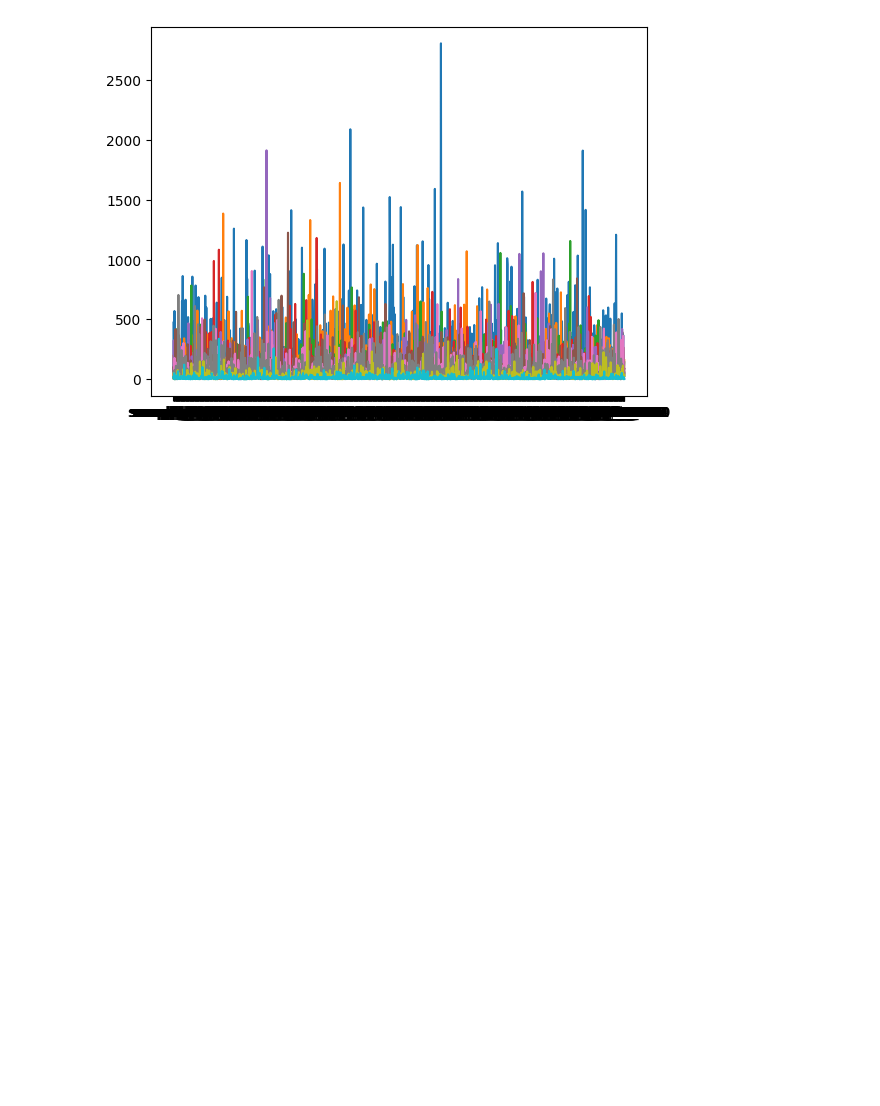
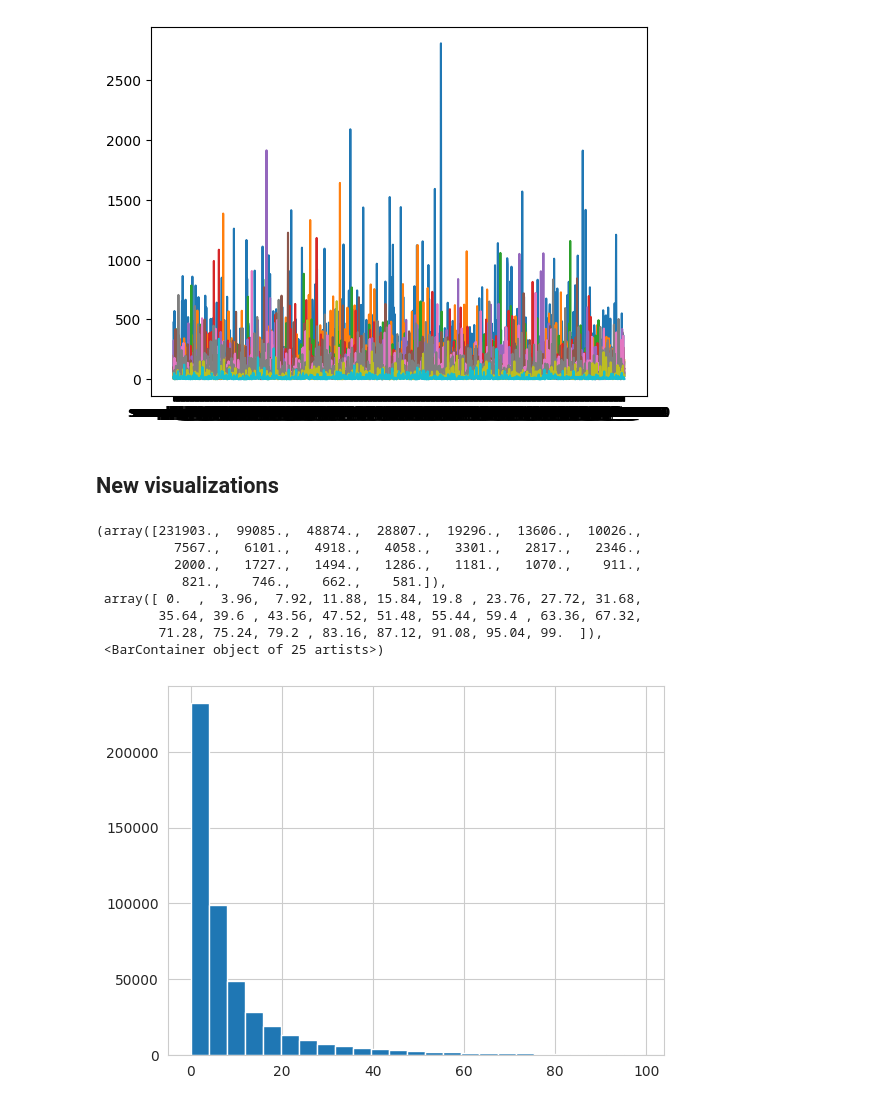
Before and after one commit to DriesDeRyck/thesis, a Jupyter notebook: DoubleML/data/sensitivity_small_dataset/visualize_distributions.ipynb, the cells around one changed output. Saved outputs shown, nothing was run; the diff lists cells and outputs as text; code cells hidden in the pictures; blank space fills up the shorter version.

```diff
--- a/DoubleML/data/sensitivity_small_dataset/visualize_distributions.ipynb
+++ b/DoubleML/data/sensitivity_small_dataset/visualize_distributions.ipynb
@@ -211,3 +211,20 @@ plt.plot(microbes.head(10).T)
 [figure]
 # %%
 plt.plot()
+# %% [markdown]
+## New visualizations
+# %%
+rel_microbes = pd.read_csv('./data/rel_microbes.from_biom.tsv', sep='\t', index_col=0)
+rel_metabolites = pd.read_csv('./data/rel_metabolites.from_biom.tsv', sep='\t', index_col=0)
+# %%
+plt.hist(rel_microbes.values.ravel()[rel_microbes.values.ravel() < 100], bins=25)
+# %% [output]
+(array([231903.,  99085.,  48874.,  28807.,  19296.,  13606.,  10026.,
+          7567.,   6101.,   4918.,   4058.,   3301.,   2817.,   2346.,
+          2000.,   1727.,   1494.,   1286.,   1181.,   1070.,    911.,
+           821.,    746.,    662.,    581.]),
+ array([ 0.  ,  3.96,  7.92, 11.88, 15.84, 19.8 , 23.76, 27.72, 31.68,
+        35.64, 39.6 , 43.56, 47.52, 51.48, 55.44, 59.4 , 63.36, 67.32,
+        71.28, 75.24, 79.2 , 83.16, 87.12, 91.08, 95.04, 99.  ]),
+ <BarContainer object of 25 artists>)
+[figure, added]
```
Also changed, not shown: parts of 28 cells of this notebook, 7 other files.
